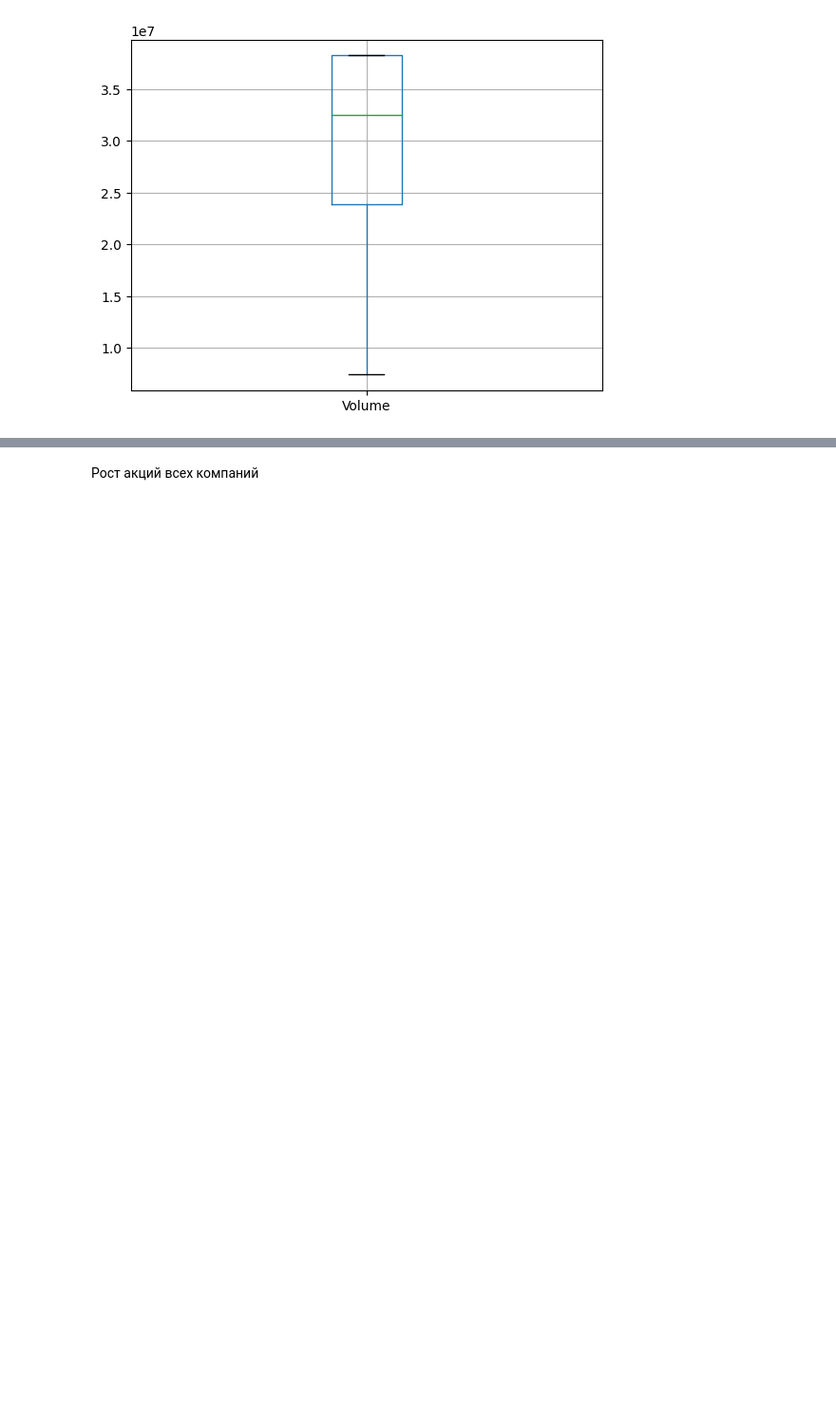
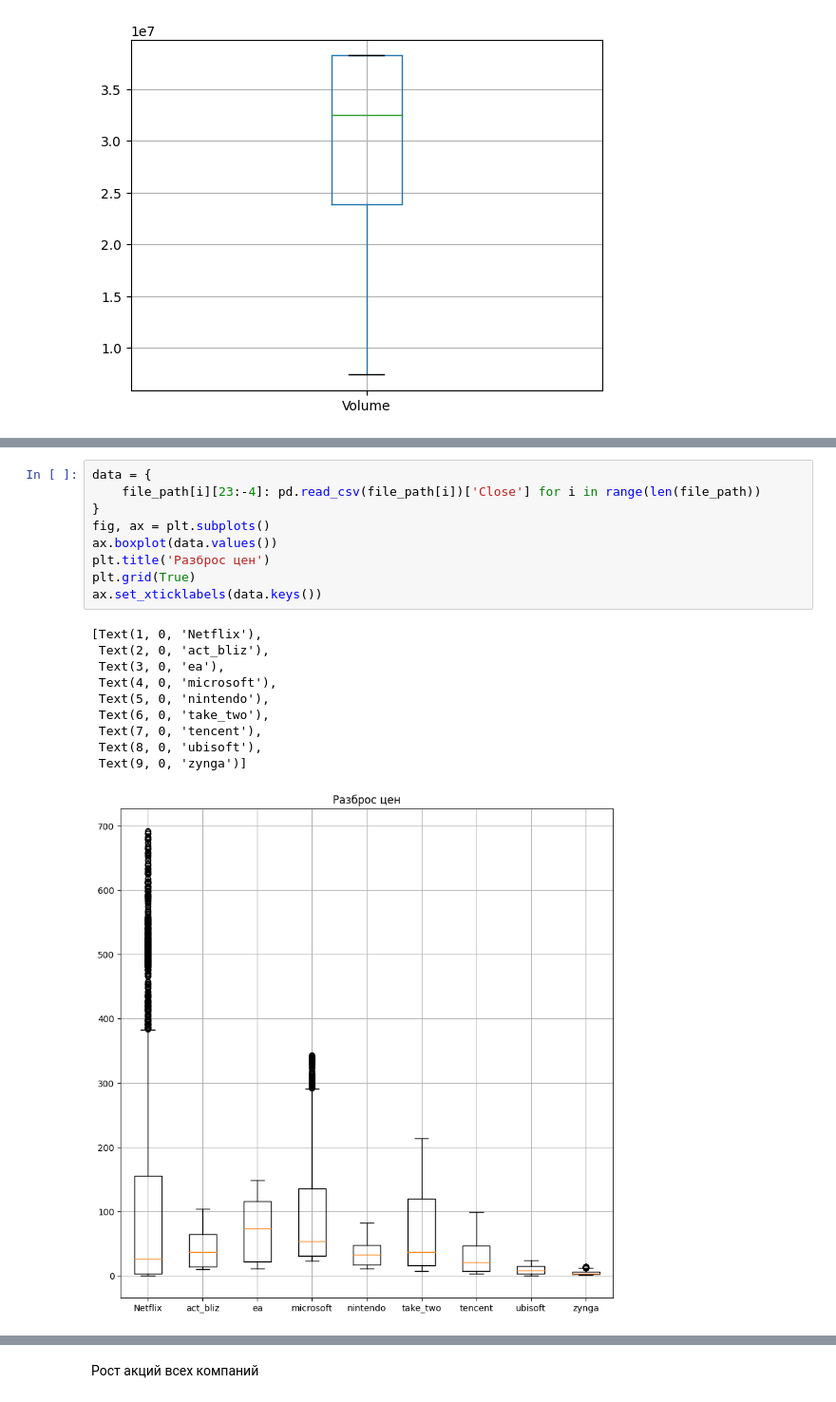
Before and after one commit to DrPepper18/StockPrediction, a Jupyter notebook: DataAnalysis_final.ipynb, the cells around one changed output, grey strips where cells are left out. Shown at 95% size. Drawn from its saved outputs; the diff is of its cells as text; blank space fills up the shorter version.

Commit message:
DataAnalysis.ipynb

```diff
--- a/DataAnalysis_final.ipynb
+++ b/DataAnalysis_final.ipynb
@@ -209,0 +204,20 @@ MEAN SCORE: 0.14675555555555556
+# %%
+data = {
+    file_path[i][23:-4]: pd.read_csv(file_path[i])['Close'] for i in range(len(file_path))
+}
+fig, ax = plt.subplots()
+ax.boxplot(data.values())
+plt.title('Разброс цен')
+plt.grid(True)
+ax.set_xticklabels(data.keys())
+# %% [output]
+[Text(1, 0, 'Netflix'),
+ Text(2, 0, 'act_bliz'),
+ Text(3, 0, 'ea'),
+ Text(4, 0, 'microsoft'),
+ Text(5, 0, 'nintendo'),
+ Text(6, 0, 'take_two'),
+ Text(7, 0, 'tencent'),
+ Text(8, 0, 'ubisoft'),
+ Text(9, 0, 'zynga')]
+[figure, added]
```
Also changed, not shown: parts of 17 cells of this notebook.
